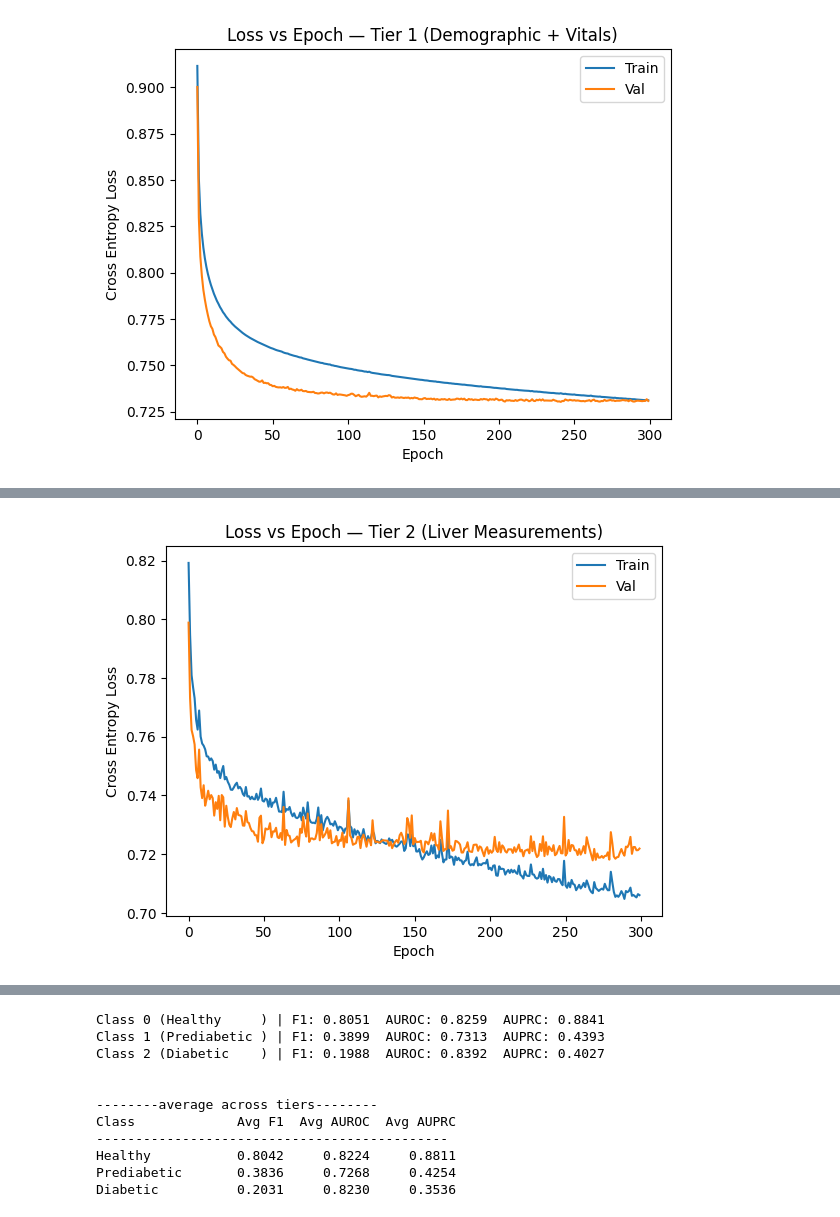
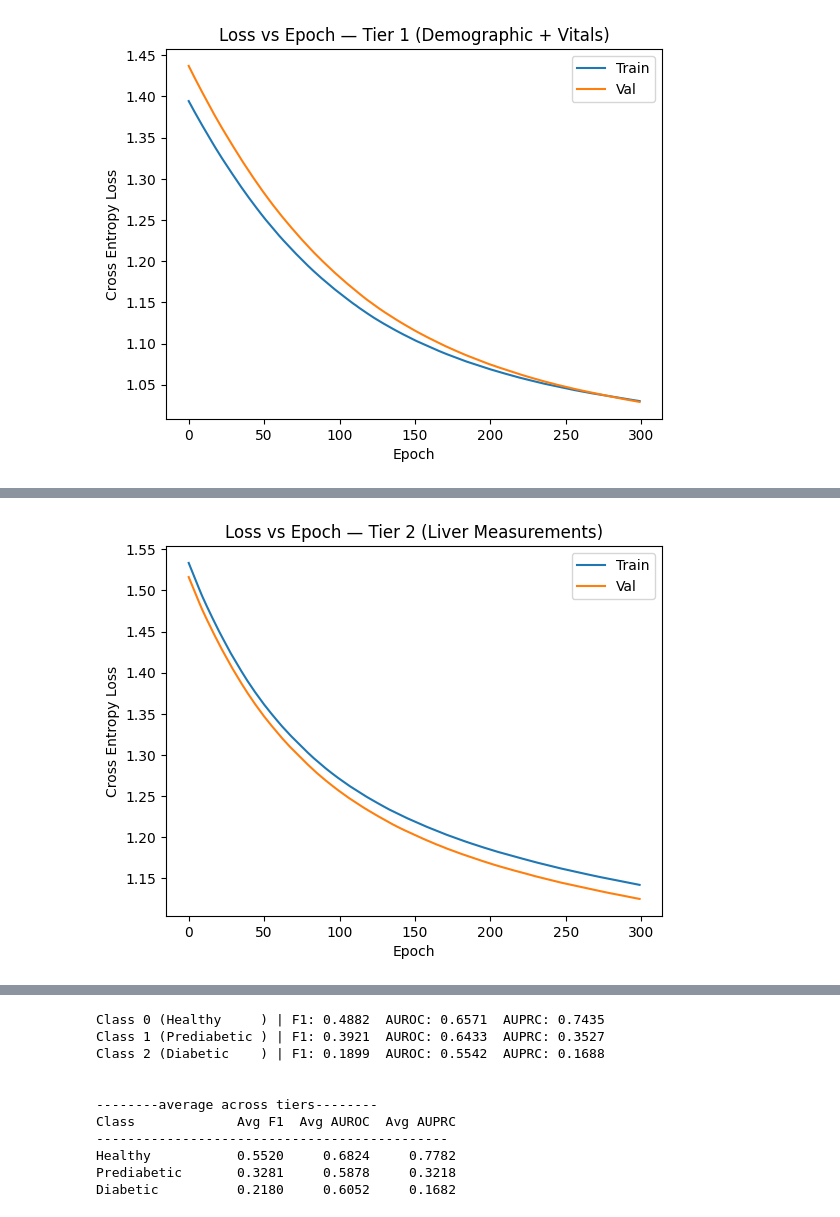
Before and after one commit to shivanshi-09/IML_Midterm, a Jupyter notebook: FNNDiabetes.ipynb, the cells around one changed output, grey strips where cells are left out. Saved outputs shown, nothing was run; the diff lists cells and outputs as text; code cells hidden in the pictures.

Commit message:
Added class weights

```diff
--- a/FNNDiabetes.ipynb
+++ b/FNNDiabetes.ipynb
@@ -180,19 +198,19 @@ def auprc(y_true, y_prob):
     auprc_val = np.trapezoid(precisions, recalls)
     return auprc_val, recalls, precisions
 # %%
-from itertools import product as iterproduct
 
-alphas      = [0.01, 0.001]
-dropouts    = [0.0, 0.3]
+alphas = [0.01, 0.001]
+dropouts = [0.0, 0.3]
 architectures = [
     [128, 64],
-    [256, 128, 64],     # deeper + wider
-    [64, 32],           # shallower + narrower
+    [256, 128, 64],
+    [64, 32],
 ]
-batch_sizes = [32, 128, len(x_train)]  # mini-batch, larger batch, full-batch (GD)
+batch_sizes = [32, 128, len(x_train)]
 n_classes  = 3
 class_names = ["Healthy", "Prediabetic", "Diabetic"]
 tier_results = {}
+all_logs = []
 
 for tier_name, cols in tiers.items():
     print(f"\n ------- {tier_name} -----------")
@@ -201,26 +219,41 @@ for tier_name, cols in tiers.items():
     X_test_tier  = scaler.transform(x_test[cols])
     Y_train_tier = one_hot(y_train.values, n_classes)
     Y_test_tier  = one_hot(y_test.values,  n_classes)
-    n_feat = X_train_tier.shape[1]
 
-    best_val_loss = float("inf")
-    best_params   = None
-    best_W, best_b = None, None
-    best_train_losses, best_test_losses = None, None
+    counts = np.bincount(y_train.values.astype(int))
+    class_weights = len(y_train) / (n_classes * counts)
 
+    best_test_loss = float('inf')
+    best_params = None
     for alpha, d, arch, bs in iterproduct(alphas, dropouts, architectures, batch_sizes):
-        layer_sizes = [n_feat] + arch + [n_classes]
-        W, b, train_losses, test_losses = train_fnn(
-            X_train_tier, Y_train_tier,
-            X_test_tier,  Y_test_tier,
-            layer_sizes, alpha=alpha, dropout=d,
-            epochs=300, batch_size=bs
-        )
-        if test_losses[-1] < best_val_loss:
-            best_val_loss = test_losses[-1]
-            best_params   = {"alpha": alpha, "dropout": d, "arch": arch, "batch_size": bs}
-            best_train_losses, best_test_losses = train_losses, test_losses
-            best_W, best_b = W, b
+      layer_sizes = [X_train_tier.shape[1]]+ arch +[n_classes]
+      W, b, train_losses, test_losses = train_fnn(
+      X_train_tier, Y_train_tier,
+      X_test_tier,  Y_test_tier,
+      layer_sizes,
+      alpha= alpha,
+      dropout=d,
+      epochs=300,
+      batch_size=bs,
+      class_weights=class_weights
+  )
+      final_train_loss = train_losses[-1]
+      final_test_loss  = test_losses[-1]
+
+      all_logs.append({
+          "tier": tier_name,
+          "alpha": alpha,
+          "dropout": d,
+          "arch": arch,
+          "batch_size": bs,
+          "train_loss": final_train_loss,
+          "test_loss": final_test_loss
+      })
+      if final_test_loss < best_test_loss:
+          best_val_loss = test_losses[-1]
+          best_params   = {"alpha": alpha, "dropout": d, "arch": arch, "batch_size": bs}
+          best_train_losses, best_test_losses = train_losses, test_losses
+          best_W, best_b = W, b
 
     print(f"\nBest params: lr={best_params['alpha']}  dropout={best_params['dropout']}  "
           f"arch={best_params['arch']}  batch_size={best_params['batch_size']}")
@@ -285 +318 @@ Best params: lr=0.001  dropout=0.0  arch=[64, 32]  batch_size=32
-[figure, old version]
+[figure, new version]
@@ -303 +336 @@ Best params: lr=0.01  dropout=0.3  arch=[128, 64]  batch_size=32
-[figure, old version]
+[figure, new version]
@@ -322,11 +355,11 @@ Best params: lr=0.01  dropout=0.3  arch=[128, 64]  batch_size=32
-Class 0 (Healthy     ) | F1: 0.8051  AUROC: 0.8259  AUPRC: 0.8841
-Class 1 (Prediabetic ) | F1: 0.3899  AUROC: 0.7313  AUPRC: 0.4393
-Class 2 (Diabetic    ) | F1: 0.1988  AUROC: 0.8392  AUPRC: 0.4027
+Class 0 (Healthy     ) | F1: 0.4882  AUROC: 0.6571  AUPRC: 0.7435
+Class 1 (Prediabetic ) | F1: 0.3921  AUROC: 0.6433  AUPRC: 0.3527
+Class 2 (Diabetic    ) | F1: 0.1899  AUROC: 0.5542  AUPRC: 0.1688
 
 
 --------average across tiers--------
 Class             Avg F1  Avg AUROC  Avg AUPRC
 ---------------------------------------------
-Healthy           0.8042     0.8224     0.8811
-Prediabetic       0.3836     0.7268     0.4254
-Diabetic          0.2031     0.8230     0.3536
+Healthy           0.5520     0.6824     0.7782
+Prediabetic       0.3281     0.5878     0.3218
+Diabetic          0.2180     0.6052     0.1682
```
Also changed, not shown: parts of 5 cells of this notebook.
